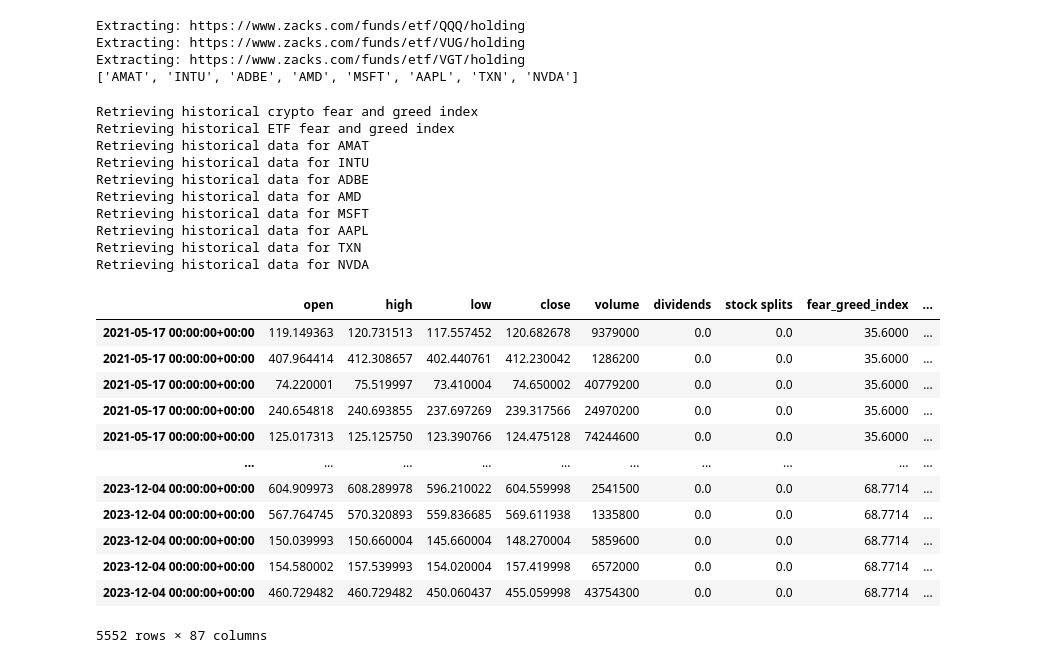
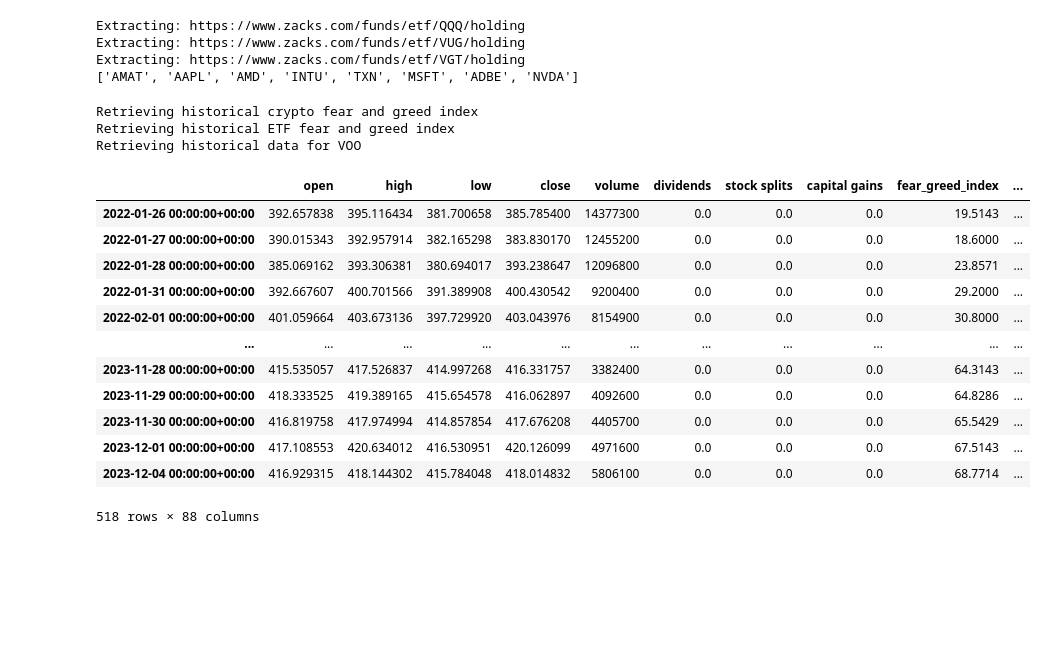
Before and after one commit to daneisburgh/invaas, a Jupyter notebook: notebooks/crypto-etf-test.ipynb, the cells around one changed output. Cells and saved outputs as stored; diff of their text form; code cells hidden in the pictures; blank space fills up the shorter version.

```diff
--- a/notebooks/crypto-etf-test.ipynb
+++ b/notebooks/crypto-etf-test.ipynb
@@ -55,12 +55,13 @@ def get_top_stocks(url):
 
 top_stocks = get_top_stocks("https://www.zacks.com/funds/etf/{}/holding")
 print(top_stocks)
-products["stock"] = top_stocks
+# products["stock"] = top_stocks
+products["stock"] = ["VOO"]
 # %% [output]
 Extracting: https://www.zacks.com/funds/etf/QQQ/holding
 Extracting: https://www.zacks.com/funds/etf/VUG/holding
 Extracting: https://www.zacks.com/funds/etf/VGT/holding
-['AMAT', 'INTU', 'ADBE', 'AMD', 'MSFT', 'AAPL', 'TXN', 'NVDA']
+['AMAT', 'AAPL', 'AMD', 'INTU', 'TXN', 'MSFT', 'ADBE', 'NVDA']
 # %%
 def get_df_crypto_fear_greed_index():
     print("Retrieving historical crypto fear and greed index")
@@ -95,7 +96,7 @@ def get_df_etf_fear_greed_index():
 def get_df_history(product_id, product_type):
     print(f"Retrieving historical data for {product_id}")
 
-    df_history = yf.Ticker(product_id).history(interval="1d", period="3y")[:-1]
+    df_history = yf.Ticker(product_id).history(interval="1d", period="2y")[:-1]
     df_history.columns = map(str.lower, df_history.columns)
 
     timestamps = [pd.to_datetime(x, utc=True).round(freq="D") for x in df_history.index.values]
@@ -158,54 +159,47 @@ def get_df_history(product_id, product_type):
     )
     df_history.ta.strategy(CustomStrategy)
 
     return df_history
 
 
 df_crypto_fear_greed_index = get_df_crypto_fear_greed_index()
 df_etf_fear_greed_index = get_df_etf_fear_greed_index()
 
 history_dfs = {}
 product_ids = []
 
 for product_type in products.keys():
     for product_id in products[product_type]:
         product_ids.append(product_id)
         history_dfs[product_id] = get_df_history(product_id, product_type=product_type)
         history_dfs[product_id]["product_id"] = product_id
         history_dfs[product_id]["product_type"] = product_type
 
 df_final = pd.concat([history_dfs[product_id] for product_id in product_ids]).sort_index()
 
 for product_id in product_ids:
     df_final_product = df_final.loc[df_final.product_id == product_id]
     # df_final = df_final.loc[(df_final.index >= df_final_product.index.min()) & (df_final.index <= df_final_product.index.max())]
     # df_final = df_final.loc[df_final.index.isin(df_final_product.index)]
 
 df_final
 # %% [output]
 Retrieving historical crypto fear and greed index
 Retrieving historical ETF fear and greed index
-Retrieving historical data for AMAT
-Retrieving historical data for INTU
-Retrieving historical data for ADBE
-Retrieving historical data for AMD
-Retrieving historical data for MSFT
-Retrieving historical data for AAPL
-Retrieving historical data for TXN
-Retrieving historical data for NVDA
+Retrieving historical data for VOO
-|  | open | high | low | close | volume | dividends | stock splits | fear_greed_index | ... |
-| 2021-05-17 00:00:00+00:00 | 119.149363 | 120.731513 | 117.557452 | 120.682678 | 9379000 | 0.0 | 0.0 | 35.6000 | ... |
-| 2021-05-17 00:00:00+00:00 | 407.964414 | 412.308657 | 402.440761 | 412.230042 | 1286200 | 0.0 | 0.0 | 35.6000 | ... |
-| 2021-05-17 00:00:00+00:00 | 74.220001 | 75.519997 | 73.410004 | 74.650002 | 40779200 | 0.0 | 0.0 | 35.6000 | ... |
-| 2021-05-17 00:00:00+00:00 | 240.654818 | 240.693855 | 237.697269 | 239.317566 | 24970200 | 0.0 | 0.0 | 35.6000 | ... |
-| 2021-05-17 00:00:00+00:00 | 125.017313 | 125.125750 | 123.390766 | 124.475128 | 74244600 | 0.0 | 0.0 | 35.6000 | ... |
-| ... | ... | ... | ... | ... | ... | ... | ... | ... | ... |
-| 2023-12-04 00:00:00+00:00 | 604.909973 | 608.289978 | 596.210022 | 604.559998 | 2541500 | 0.0 | 0.0 | 68.7714 | ... |
-| 2023-12-04 00:00:00+00:00 | 567.764745 | 570.320893 | 559.836685 | 569.611938 | 1335800 | 0.0 | 0.0 | 68.7714 | ... |
-| 2023-12-04 00:00:00+00:00 | 150.039993 | 150.660004 | 145.660004 | 148.270004 | 5859600 | 0.0 | 0.0 | 68.7714 | ... |
-| 2023-12-04 00:00:00+00:00 | 154.580002 | 157.539993 | 154.020004 | 157.419998 | 6572000 | 0.0 | 0.0 | 68.7714 | ... |
-| 2023-12-04 00:00:00+00:00 | 460.729482 | 460.729482 | 450.060437 | 455.059998 | 43754300 | 0.0 | 0.0 | 68.7714 | ... |
+|  | open | high | low | close | volume | dividends | stock splits | capital gains | fear_greed_index | ... |
+| 2022-01-26 00:00:00+00:00 | 392.657838 | 395.116434 | 381.700658 | 385.785400 | 14377300 | 0.0 | 0.0 | 0.0 | 19.5143 | ... |
+| 2022-01-27 00:00:00+00:00 | 390.015343 | 392.957914 | 382.165298 | 383.830170 | 12455200 | 0.0 | 0.0 | 0.0 | 18.6000 | ... |
+| 2022-01-28 00:00:00+00:00 | 385.069162 | 393.306381 | 380.694017 | 393.238647 | 12096800 | 0.0 | 0.0 | 0.0 | 23.8571 | ... |
+| 2022-01-31 00:00:00+00:00 | 392.667607 | 400.701566 | 391.389908 | 400.430542 | 9200400 | 0.0 | 0.0 | 0.0 | 29.2000 | ... |
+| 2022-02-01 00:00:00+00:00 | 401.059664 | 403.673136 | 397.729920 | 403.043976 | 8154900 | 0.0 | 0.0 | 0.0 | 30.8000 | ... |
+| ... | ... | ... | ... | ... | ... | ... | ... | ... | ... | ... |
+| 2023-11-28 00:00:00+00:00 | 415.535057 | 417.526837 | 414.997268 | 416.331757 | 3382400 | 0.0 | 0.0 | 0.0 | 64.3143 | ... |
+| 2023-11-29 00:00:00+00:00 | 418.333525 | 419.389165 | 415.654578 | 416.062897 | 4092600 | 0.0 | 0.0 | 0.0 | 64.8286 | ... |
+| 2023-11-30 00:00:00+00:00 | 416.819758 | 417.974994 | 414.857854 | 417.676208 | 4405700 | 0.0 | 0.0 | 0.0 | 65.5429 | ... |
+| 2023-12-01 00:00:00+00:00 | 417.108553 | 420.634012 | 416.530951 | 420.126099 | 4971600 | 0.0 | 0.0 | 0.0 | 67.5143 | ... |
+| 2023-12-04 00:00:00+00:00 | 416.929315 | 418.144302 | 415.784048 | 418.014832 | 5806100 | 0.0 | 0.0 | 0.0 | 68.7714 | ... |
-5552 rows × 87 columns
+518 rows × 88 columns
 # %%
 total_products = df_final.product_id.nunique()
 fig, ax = plt.subplots(nrows=total_products, figsize=(10, 4 * total_products))
```
Also changed, not shown: parts of 2 cells of this notebook, 3 other files.
